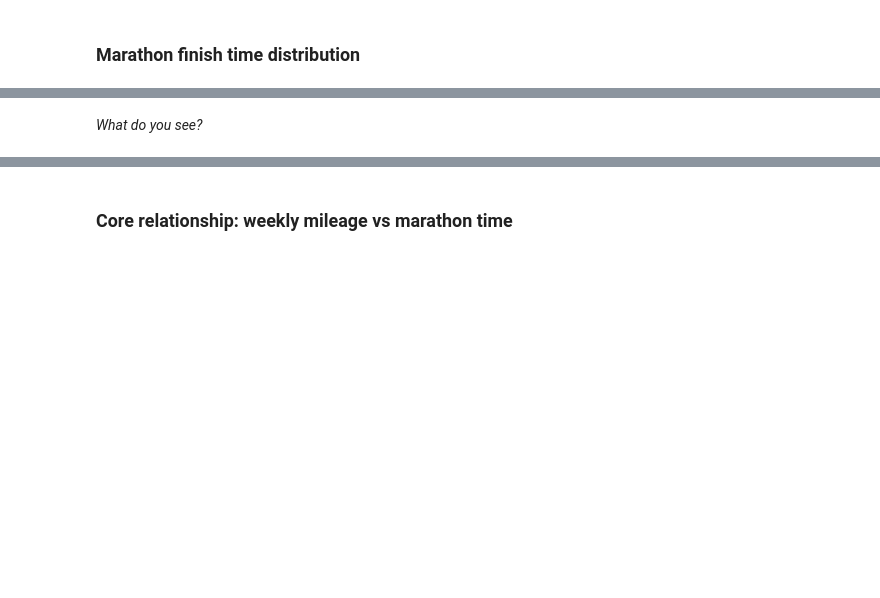
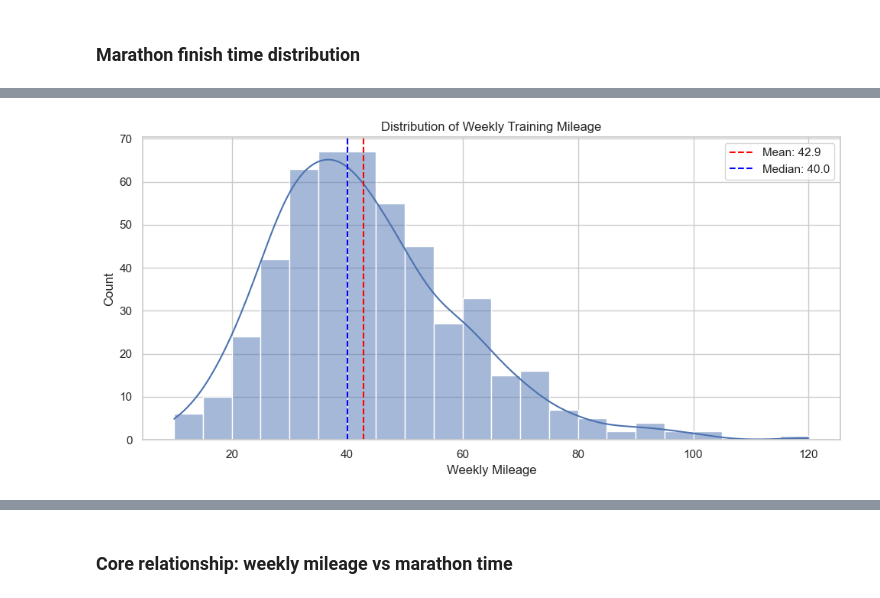
Before and after one commit to jacmil/Marathon-Pace-Predictor, a Jupyter notebook: notebooks/01_data_exploration.ipynb, the cells around one changed output, grey strips where cells are left out. Drawn from its saved outputs; the diff is of its cells as text; code cells hidden in the pictures; blank space fills up the shorter version.

```diff
--- a/notebooks/01_data_exploration.ipynb
+++ b/notebooks/01_data_exploration.ipynb
@@ -150,10 +161,16 @@ fig, ax = plt.subplots(figsize=(10, 5))
 # %%
 # Histogram of weekly mileage
+weekly_mean_val = round(useable_data["typical"].mean(), 1)
+weekly_median_val = round(useable_data["typical"].median(), 1)
+
 fig, ax = plt.subplots(figsize=(10, 5))
-# sns.histplot(df['weekly_mileage'], kde=True, ax=ax)
-# ax.set_xlabel('Weekly Mileage')
-# ax.set_title('Distribution of Weekly Training Mileage')
-# plt.tight_layout()
-# plt.savefig('../results/figures/weekly_mileage_dist.png', dpi=150)
+sns.histplot(useable_data['typical'], kde=True, ax=ax)
+plt.axvline(useable_data["typical"].mean(), color='red', linestyle="--", label=f'Mean: {weekly_mean_val}')
+plt.axvline(useable_data["typical"].median(), color='blue', linestyle="--", label=f'Median: {weekly_median_val}')
+plt.legend()
+ax.set_xlabel('Weekly Mileage')
+ax.set_title('Distribution of Weekly Training Mileage')
+plt.tight_layout()
+plt.savefig('../results/figures/weekly_mileage_dist.png', dpi=150)
+# %% [output]
+[figure, added]
-# %% [markdown]
-*What do you see?*
```
Also changed, not shown: parts of 18 cells of this notebook, 1 other file.
